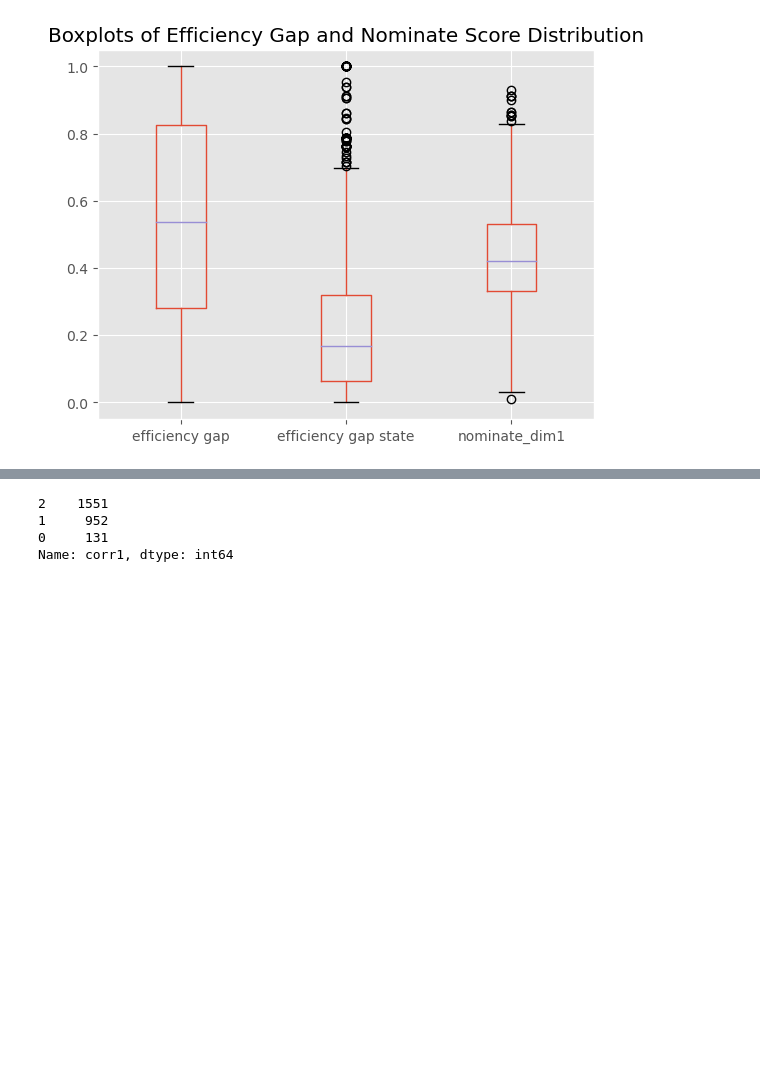
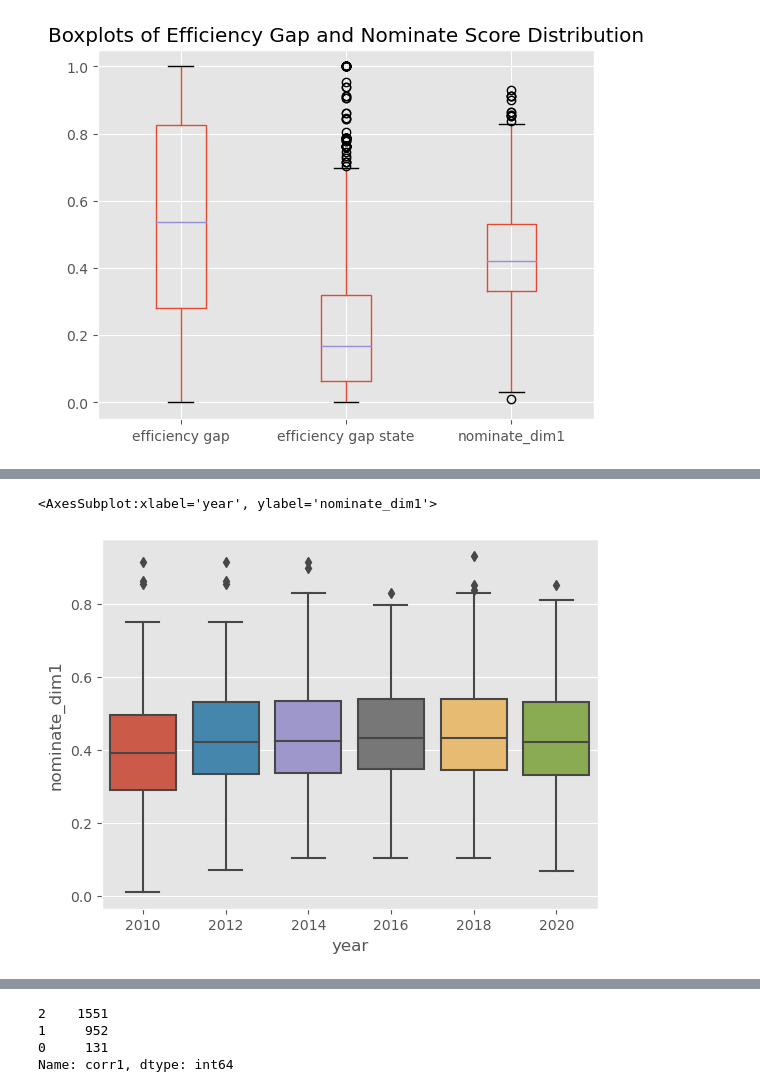
Before and after one commit to Simonlee711/gerrymandering-polarisation-study, a Jupyter notebook: src/gov-analysis.ipynb, the cells around one changed output, grey strips where cells are left out. Cells and saved outputs as stored; diff of their text form; code cells hidden in the pictures; blank space fills up the shorter version.

```diff
--- a/src/gov-analysis.ipynb
+++ b/src/gov-analysis.ipynb
@@ -522,3 +529,8 @@ Text(0.5, 1.0, 'Boxplots of Efficiency Gap and Nominate Score Distribution')
+# %%
+sns.boxplot(data=mega_df2, x="year", y="nominate_dim1")
+# %% [output]
+<AxesSubplot:xlabel='year', ylabel='nominate_dim1'>
+[figure, added]
 # %%
 # One hot encode dw nominate score and efficiency gap by thresholds and plot the results at a District, State and Country Level
 # District is normal correlation plots, State is a bar graph counting positive and negative correlation, Country level is a heat map
```
Also changed, not shown: parts of 8 cells of this notebook.
